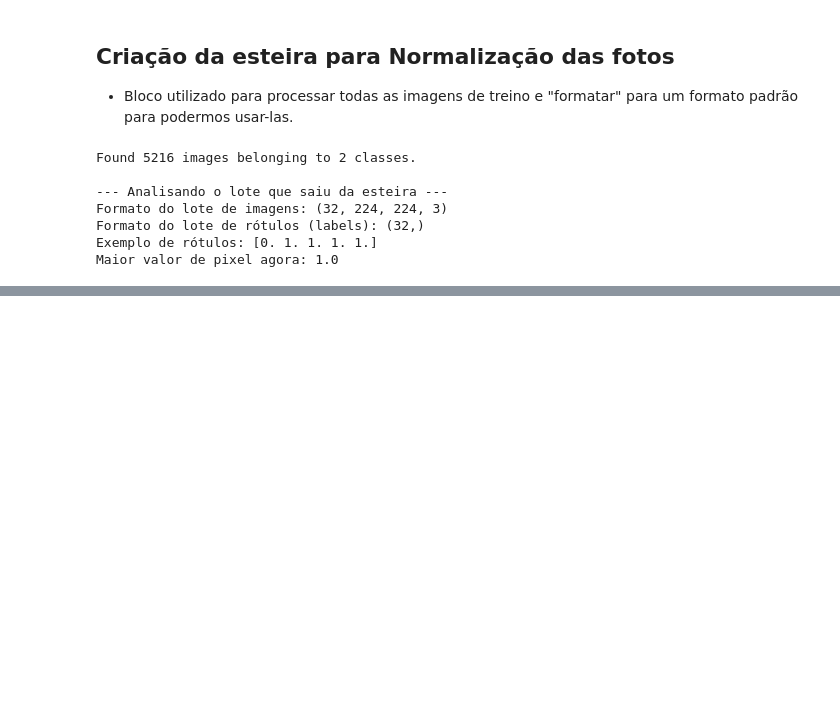
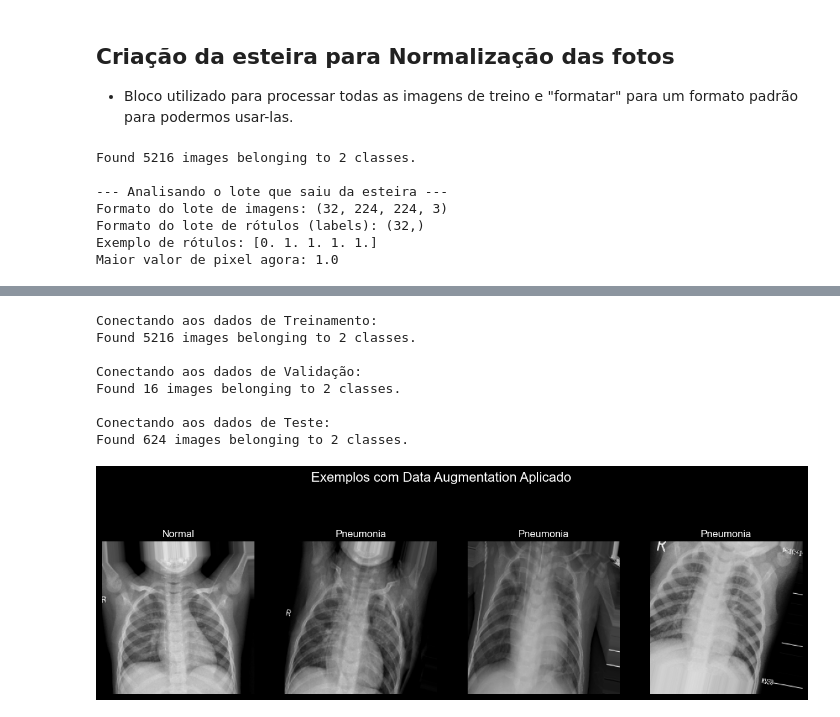
Before and after one commit to smartielo/ml-pneumonia, a Jupyter notebook: firstcode.ipynb, the cells around one changed output, grey strips where cells are left out. Cells and saved outputs as stored; diff of their text form; code cells hidden in the pictures; blank space fills up the shorter version.

```diff
--- a/firstcode.ipynb
+++ b/firstcode.ipynb
@@ -41,0 +45,78 @@ Maior valor de pixel agora: 1.0
+# %%
+import tensorflow as tf
+from tensorflow.keras.preprocessing.image import ImageDataGenerator
+import matplotlib.pyplot as plt
+
+# 1. Esteira de TREINO com Data Augmentation
+# Adicionamos "ruídos" saudáveis para evitar o overfitting
+gerador_treino = ImageDataGenerator(
+    rescale=1./255,          # Normalização (obrigatória)
+    rotation_range=15,       # Rotaciona aleatoriamente a imagem em até 15 graus
+    width_shift_range=0.1,   # Desloca a imagem para a esquerda/direita em até 10%
+    height_shift_range=0.1,  # Desloca a imagem para cima/baixo em até 10%
+    zoom_range=0.1,          # Aplica um zoom in/out aleatório de até 10%
+    horizontal_flip=True,    # Pode espelhar a imagem horizontalmente
+    fill_mode='nearest'      # Preenche pixels vazios caso a imagem saia do quadro
+)
+
+# 2. Esteiras de VALIDAÇÃO e TESTE sem Augmentation
+# Apenas normalizamos, pois queremos avaliar imagens reais, não imagens contorcidas
+gerador_teste = ImageDataGenerator(rescale=1./255)
+
+# Definindo caminhos
+caminho_treino = 'chest_xray/train'
+caminho_val = 'chest_xray/val'
+caminho_teste = 'chest_xray/test'
+
+# 3. Conectando as esteiras aos diretórios
+print("\nConectando aos dados de Treinamento:")
+dados_treino = gerador_treino.flow_from_directory(
+    caminho_treino,
+    target_size=(224, 224),
+    batch_size=32,
+    class_mode='binary'
+)
+
+print("\nConectando aos dados de Validação:")
+dados_val = gerador_teste.flow_from_directory(
+    caminho_val,
+    target_size=(224, 224),
+    batch_size=32,
+    class_mode='binary'
+)
+
+print("\nConectando aos dados de Teste:")
+dados_teste = gerador_teste.flow_from_directory(
+    caminho_teste,
+    target_size=(224, 224),
+    batch_size=32,
+    class_mode='binary',
+    shuffle=False # Não embaralhamos os testes para não perder a ordem na hora de avaliar
+)
+
+# --- BÔNUS VISUAL: Mostrando o Augmentation na Prática ---
+# Pegamos apenas as imagens do primeiro lote (batch) gerado
+imagens, rotulos = next(dados_treino)
+
+# Vamos plotar as 4 primeiras imagens desse lote para ver como elas ficaram
+fig, axes = plt.subplots(1, 4, figsize=(15, 5))
+for i in range(4):
+    axes[i].imshow(imagens[i]) # Exibe a imagem processada
+
+    # O rótulo é um número float (0.0 ou 1.0). Convertendo para o nome:
+    titulo = "Pneumonia" if rotulos[i] == 1.0 else "Normal"
+    axes[i].set_title(titulo)
+    axes[i].axis('off')
+
+plt.suptitle("Exemplos com Data Augmentation Aplicado", fontsize=16)
+plt.show()
+# %% [output]
+Conectando aos dados de Treinamento:
+Found 5216 images belonging to 2 classes.
+
+Conectando aos dados de Validação:
+Found 16 images belonging to 2 classes.
+
+Conectando aos dados de Teste:
+Found 624 images belonging to 2 classes.
+[figure, added]
```
Also changed, not shown: parts of 1 cell of this notebook.
